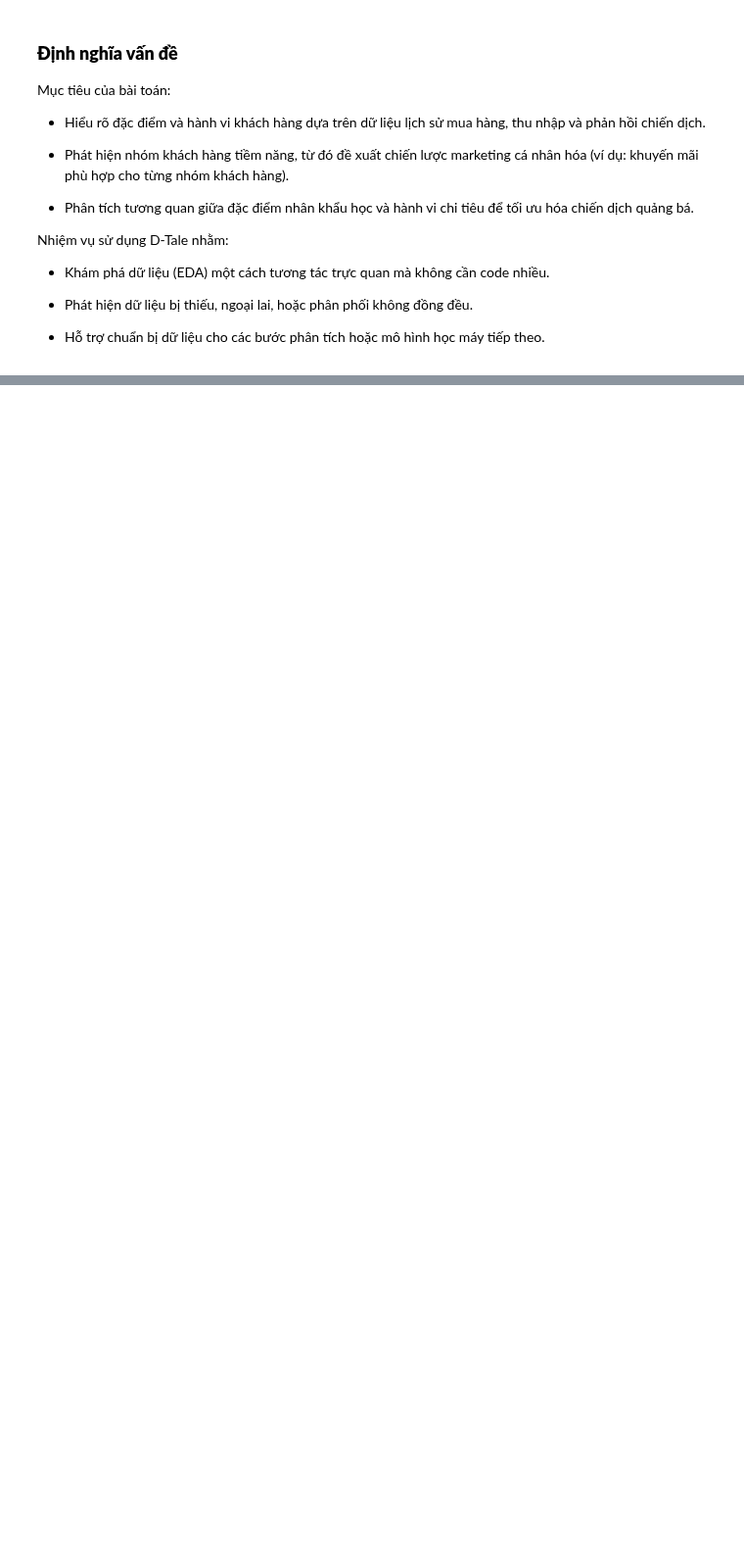
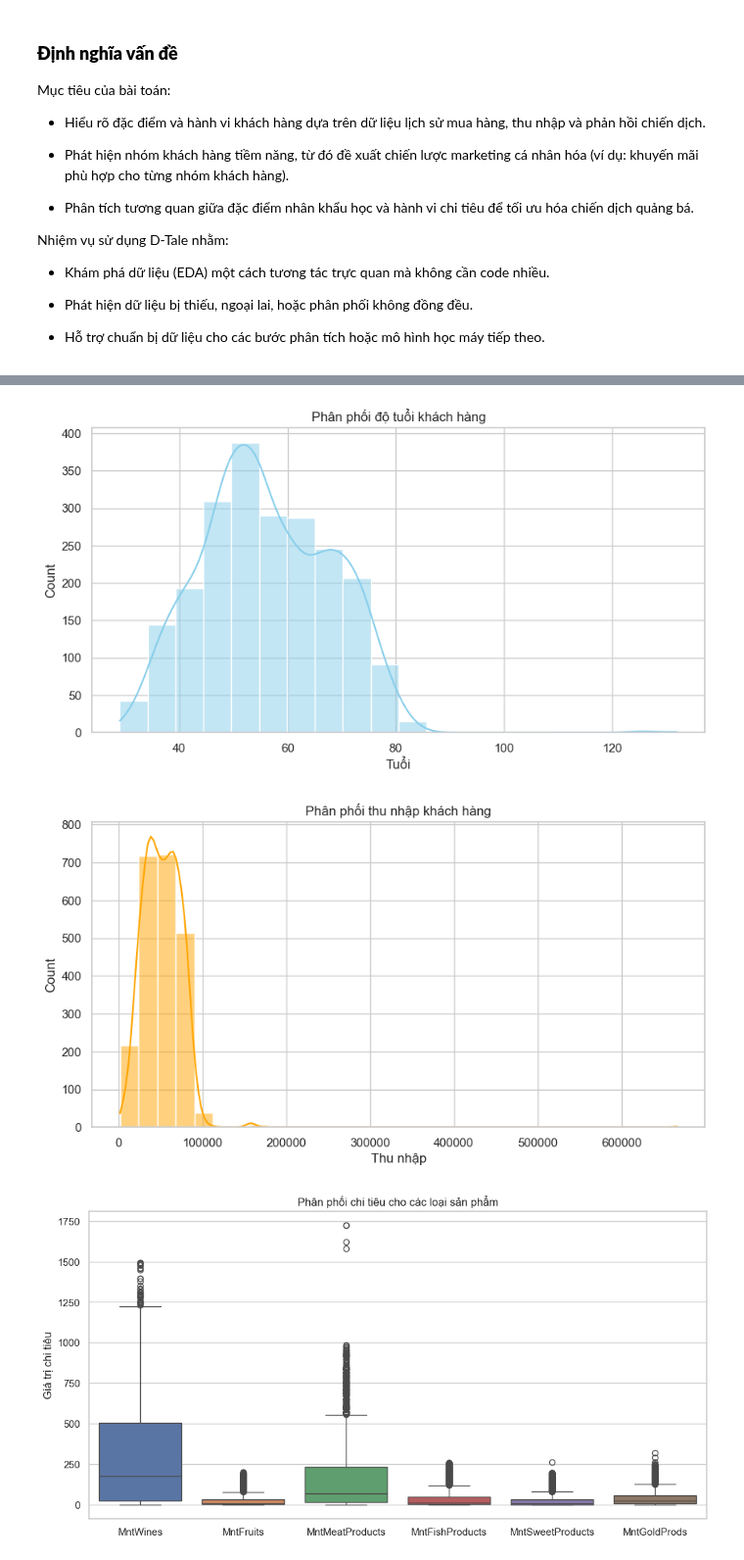
Before and after one commit to Hutramikha/Data_Analysis_SGU_2025, a Jupyter notebook: Data_analysis/practice/Lab1_Nhom/1.3.2 Bài toán 3 nhiệm vụ 3/marketing_campaign.ipynb, the cells around one changed output, grey strips where cells are left out. Shown at 98% size. Drawn from its saved outputs; the diff is of its cells as text; code cells hidden in the pictures; blank space fills up the shorter version.

```diff
--- a/Data_analysis/practice/Lab1_Nhom/1.3.2 Bài toán 3 nhiệm vụ 3/marketing_campaign.ipynb
+++ b/Data_analysis/practice/Lab1_Nhom/1.3.2 Bài toán 3 nhiệm vụ 3/marketing_campaign.ipynb
@@ -84,0 +87,10 @@ Nhiệm vụ sử dụng D-Tale nhằm:
+# %%
+import pandas as pd
+import numpy as np
+
+# Đọc dữ liệu (file tải từ Kaggle)
+df = pd.read_csv("C:/Users/Admin/OneDrive/Documents/lab01/Data_Analysis_SGU_2025/Data_analysis/practice/Lab1_Nhom/1.3.2 Bài toán 3 nhiệm vụ 3/dataset/marketing_campaign.csv", sep="\t")
+
+# Xem tổng quan dữ liệu
+print("Kích thước dữ liệu:", df.shape)
+df.head()
@@ -84,0 +215,60 @@ Nhiệm vụ sử dụng D-Tale nhằm:
+# %%
+import matplotlib.pyplot as plt
+import seaborn as sns
+
+sns.set(style="whitegrid")
+
+# 1️⃣ Phân phối tuổi
+plt.figure(figsize=(10,5))
+sns.histplot(df['Age'], bins=20, kde=True, color='skyblue')
+plt.title("Phân phối độ tuổi khách hàng")
+plt.xlabel("Tuổi")
+plt.show()
+
+# 2️⃣ Phân phối thu nhập
+plt.figure(figsize=(10,5))
+sns.histplot(df['Income'], bins=30, kde=True, color='orange')
+plt.title("Phân phối thu nhập khách hàng")
+plt.xlabel("Thu nhập")
+plt.show()
+
+# 3️⃣ Chi tiêu theo loại sản phẩm
+plt.figure(figsize=(12,6))
+spending_cols = ['MntWines','MntFruits','MntMeatProducts','MntFishProducts','MntSweetProducts','MntGoldProds']
+sns.boxplot(data=df[spending_cols])
+plt.title("Phân phối chi tiêu cho các loại sản phẩm")
+plt.ylabel("Giá trị chi tiêu")
+plt.show()
+
+# 4️⃣ Mối quan hệ giữa Thu nhập và Tổng chi tiêu
+plt.figure(figsize=(10,6))
+sns.scatterplot(x='Income', y='TotalSpending', hue='Response', data=df)
+plt.title("Mối quan hệ giữa Thu nhập và Tổng chi tiêu (theo Response)")
+plt.show()
+
+# 5️⃣ Tỉ lệ chấp nhận chiến dịch
+accept_cols = ['AcceptedCmp1','AcceptedCmp2','AcceptedCmp3','AcceptedCmp4','AcceptedCmp5','Response']
+accept_rate = df[accept_cols].mean() * 100
+plt.figure(figsize=(8,5))
+sns.barplot(x=accept_rate.index, y=accept_rate.values, palette='viridis')
+plt.title("Tỉ lệ khách hàng chấp nhận từng chiến dịch (%)")
+plt.ylabel("Tỉ lệ (%)")
+plt.show()
+
+# 6️⃣ So sánh thu nhập giữa nhóm phản hồi và không phản hồi
+plt.figure(figsize=(8,5))
+sns.boxplot(x='Response', y='Income', data=df)
+plt.title("So sánh thu nhập theo phản hồi chiến dịch cuối (Response)")
+plt.xlabel("Response (1 = có phản hồi, 0 = không phản hồi)")
+plt.show()
+
+# 7️⃣ Biểu đồ tròn nhóm tuổi
+plt.figure(figsize=(6,6))
+df['AgeGroup'].value_counts().plot.pie(autopct='%1.1f%%', startangle=90, colors=sns.color_palette("pastel"))
+plt.title("Tỉ lệ khách hàng theo nhóm tuổi")
+plt.ylabel("")
+plt.show()
+# %% [output]
+[figure, added]
+[figure, added]
+[figure, added]
```
Also changed, not shown: parts of 15 cells of this notebook.
